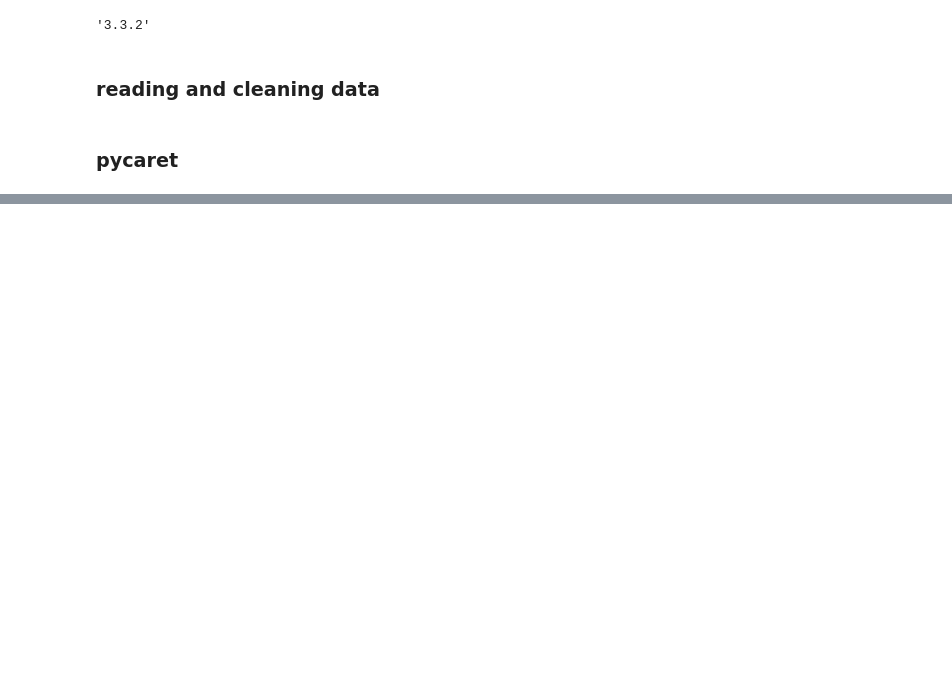
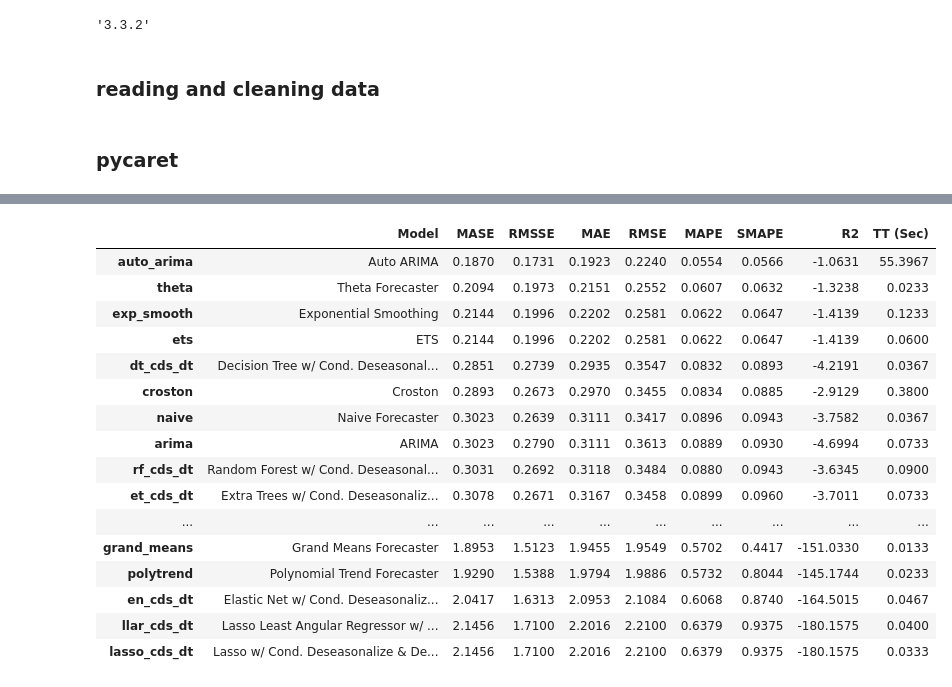
Before and after one commit to imajirzl/thesis-unemployment-rate, a Jupyter notebook: analysis/pycaret.ipynb, the cells around one changed output, grey strips where cells are left out. Cells and saved outputs as stored; diff of their text form; code cells hidden in the pictures; blank space fills up the shorter version.

```diff
--- a/analysis/pycaret.ipynb
+++ b/analysis/pycaret.ipynb
@@ -79,0 +105,3 @@ best_model_ind = compare_models()
+# %%
+best_model_deu = compare_models()
+# %% [output]
@@ -79,0 +109,17 @@ best_model_ind = compare_models()
+|  | Model | MASE | RMSSE | MAE | RMSE | MAPE | SMAPE | R2 | TT (Sec) |
+| auto_arima | Auto ARIMA | 0.1870 | 0.1731 | 0.1923 | 0.2240 | 0.0554 | 0.0566 | -1.0631 | 55.3967 |
+| theta | Theta Forecaster | 0.2094 | 0.1973 | 0.2151 | 0.2552 | 0.0607 | 0.0632 | -1.3238 | 0.0233 |
+| exp_smooth | Exponential Smoothing | 0.2144 | 0.1996 | 0.2202 | 0.2581 | 0.0622 | 0.0647 | -1.4139 | 0.1233 |
+| ets | ETS | 0.2144 | 0.1996 | 0.2202 | 0.2581 | 0.0622 | 0.0647 | -1.4139 | 0.0600 |
+| dt_cds_dt | Decision Tree w/ Cond. Deseasonal... | 0.2851 | 0.2739 | 0.2935 | 0.3547 | 0.0832 | 0.0893 | -4.2191 | 0.0367 |
+| croston | Croston | 0.2893 | 0.2673 | 0.2970 | 0.3455 | 0.0834 | 0.0885 | -2.9129 | 0.3800 |
+| naive | Naive Forecaster | 0.3023 | 0.2639 | 0.3111 | 0.3417 | 0.0896 | 0.0943 | -3.7582 | 0.0367 |
+| arima | ARIMA | 0.3023 | 0.2790 | 0.3111 | 0.3613 | 0.0889 | 0.0930 | -4.6994 | 0.0733 |
+| rf_cds_dt | Random Forest w/ Cond. Deseasonal... | 0.3031 | 0.2692 | 0.3118 | 0.3484 | 0.0880 | 0.0943 | -3.6345 | 0.0900 |
+| et_cds_dt | Extra Trees w/ Cond. Deseasonaliz... | 0.3078 | 0.2671 | 0.3167 | 0.3458 | 0.0899 | 0.0960 | -3.7011 | 0.0733 |
+| ... | ... | ... | ... | ... | ... | ... | ... | ... | ... |
+| grand_means | Grand Means Forecaster | 1.8953 | 1.5123 | 1.9455 | 1.9549 | 0.5702 | 0.4417 | -151.0330 | 0.0133 |
+| polytrend | Polynomial Trend Forecaster | 1.9290 | 1.5388 | 1.9794 | 1.9886 | 0.5732 | 0.8044 | -145.1744 | 0.0233 |
+| en_cds_dt | Elastic Net w/ Cond. Deseasonaliz... | 2.0417 | 1.6313 | 2.0953 | 2.1084 | 0.6068 | 0.8740 | -164.5015 | 0.0467 |
+| llar_cds_dt | Lasso Least Angular Regressor w/ ... | 2.1456 | 1.7100 | 2.2016 | 2.2100 | 0.6379 | 0.9375 | -180.1575 | 0.0400 |
+| lasso_cds_dt | Lasso w/ Cond. Deseasonalize & De... | 2.1456 | 1.7100 | 2.2016 | 2.2100 | 0.6379 | 0.9375 | -180.1575 | 0.0333 |
```
Also changed, not shown: parts of 8 cells of this notebook.
